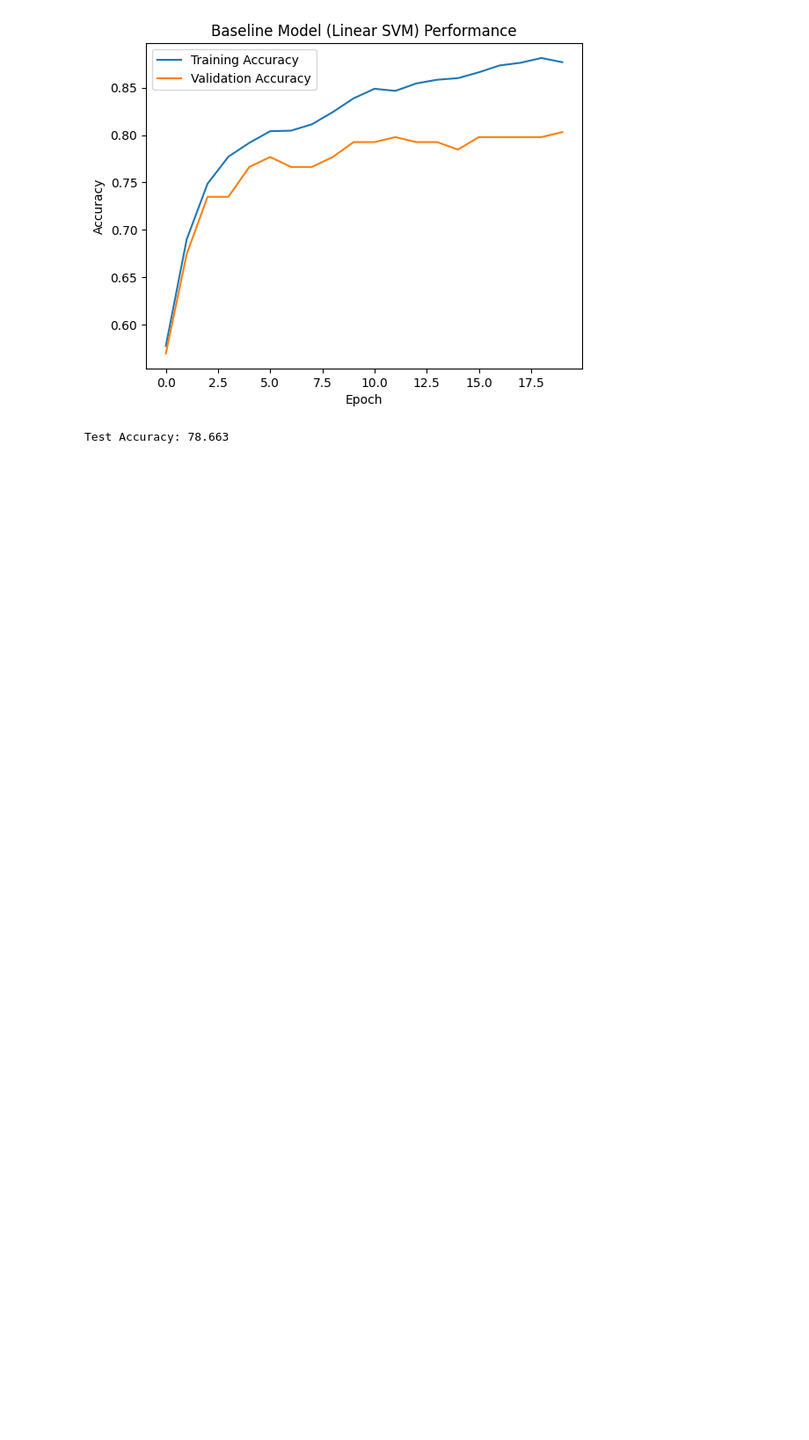
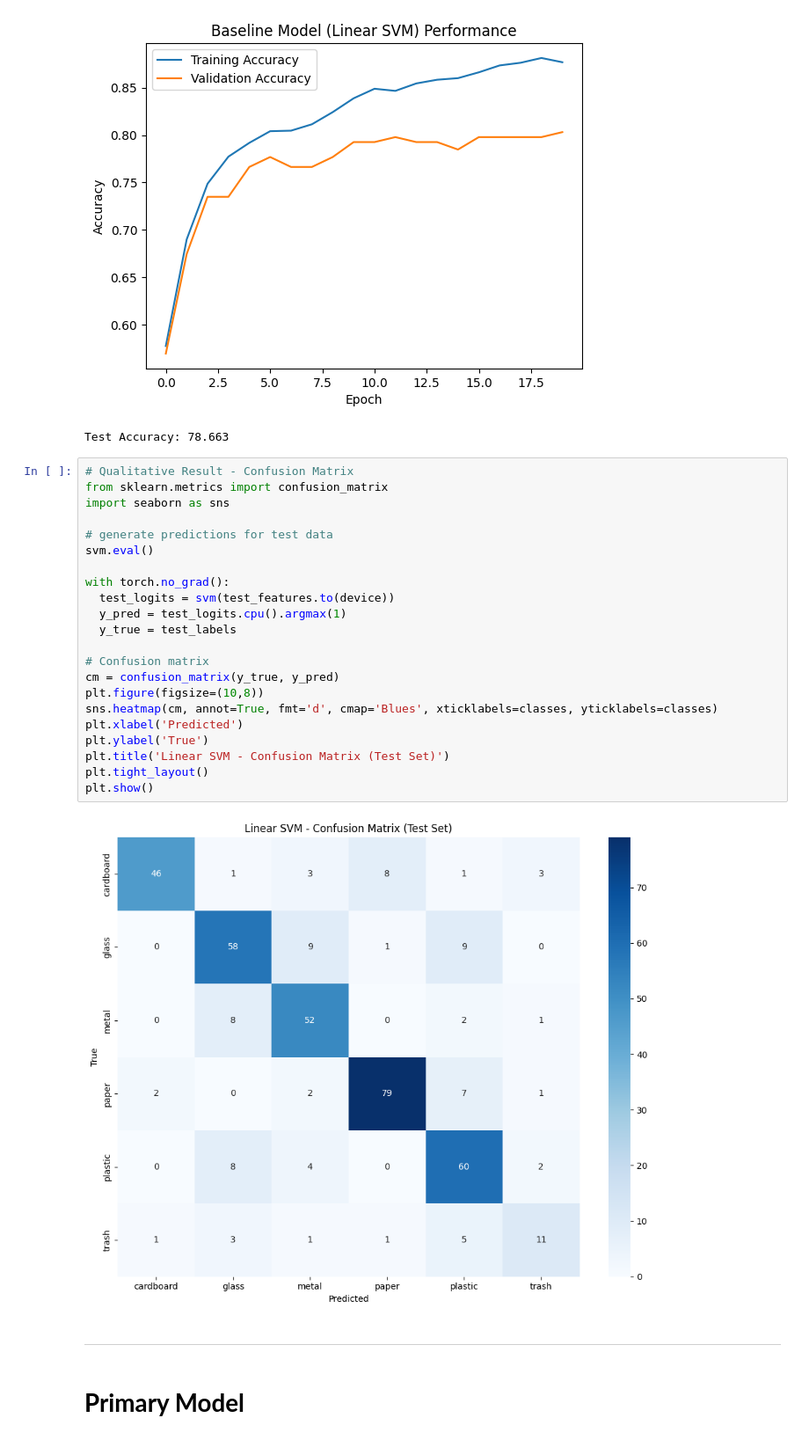
Before and after one commit to Karanjit75/Smart-Garbage-Sorting-System, a Jupyter notebook: Project Code File.ipynb, the cells around one changed output. Shown at 88% size. Cells and saved outputs as stored; diff of their text form; blank space fills up the shorter version.

```diff
--- a/Project Code File.ipynb
+++ b/Project Code File.ipynb
@@ -471,3 +471,33 @@ Epoch 19: Train Acc: 88.137, Val Acc: 79.790
 Epoch 20: Train Acc: 87.689, Val Acc: 80.315
 [figure]
 Test Accuracy: 78.663
+# %%
+# Qualitative Result - Confusion Matrix
+from sklearn.metrics import confusion_matrix
+import seaborn as sns
+
+# generate predictions for test data
+svm.eval()
+
+with torch.no_grad():
+  test_logits = svm(test_features.to(device))
+  y_pred = test_logits.cpu().argmax(1)
+  y_true = test_labels
+
+# Confusion matrix
+cm = confusion_matrix(y_true, y_pred)
+plt.figure(figsize=(10,8))
+sns.heatmap(cm, annot=True, fmt='d', cmap='Blues', xticklabels=classes, yticklabels=classes)
+plt.xlabel('Predicted')
+plt.ylabel('True')
+plt.title('Linear SVM - Confusion Matrix (Test Set)')
+plt.tight_layout()
+plt.show()
+# %% [output]
+[figure, added]
+# %% [markdown]
+
+
+---
+# %% [markdown]
+# **Primary Model**
```
